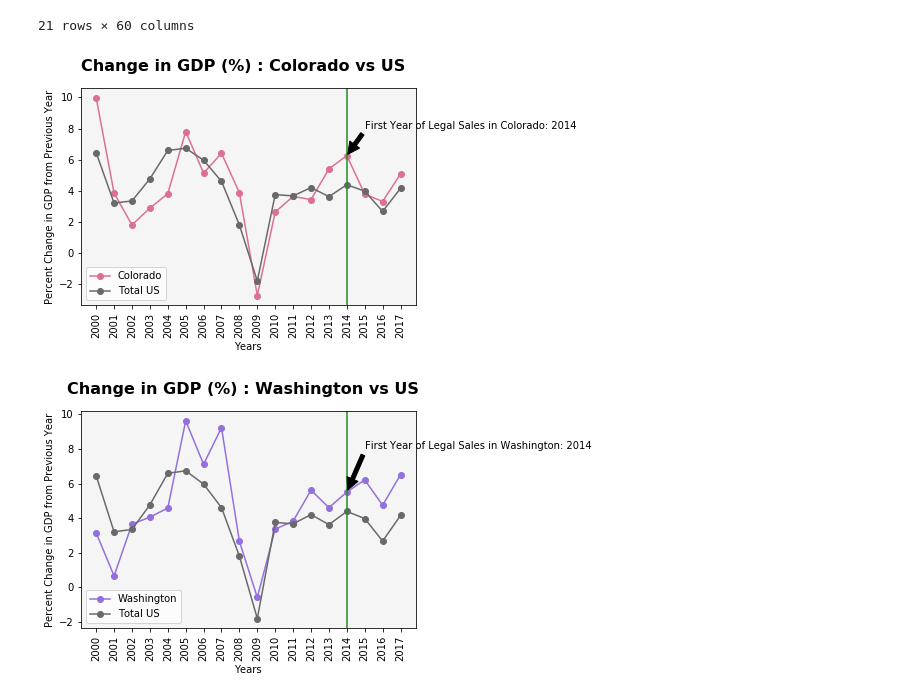
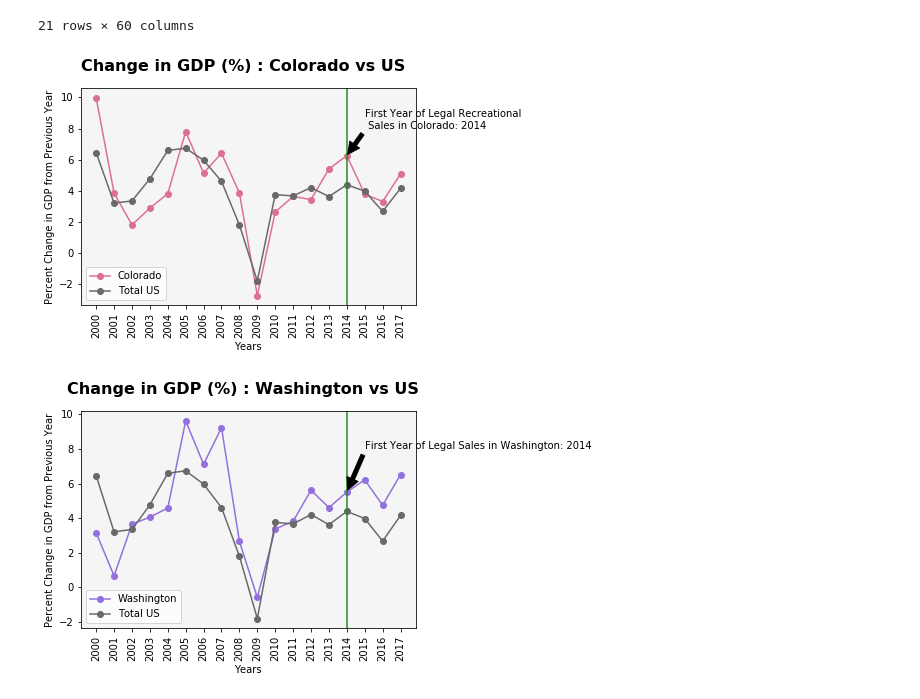
Before and after one commit to chane-d/group-project-one, a Jupyter notebook: GDP_Toni/GDP_test_toni.ipynb, the cells around one changed output. Drawn from its saved outputs; the diff is of its cells as text; code cells hidden in the pictures.

```diff
--- a/GDP_Toni/GDP_test_toni.ipynb
+++ b/GDP_Toni/GDP_test_toni.ipynb
@@ -71,26 +71,26 @@ years = [2000,2001,2002,2003,2004,2005,2006,2007,2008,2009,2010,2011,2012,2013,2
 # %%
 firstyear1=gdppercchange['Colorado']['2014']
 
 fig1,ax1=plt.subplots()
 ax1.plot(years, Colorado,color="palevioletred", label="Colorado",marker='o')
 ax1.plot(years, US, color="dimgrey", label="Total US",marker='o')
 
 plt.legend(loc="best")
 fig1.suptitle("Change in GDP (%) : Colorado vs US", fontsize=16, fontweight="bold")
 
 plt.xlabel("Years")
 plt.ylabel("Percent Change in GDP from Previous Year")
 plt.xticks(years,rotation='vertical')
 plt.axvline(x=2014,color='forestgreen')
 
 ax1.set_facecolor('whitesmoke')
 
-ax1.annotate('First Year of Legal Sales in Colorado: 2014', xy=(2014, firstyear1), xytext=(2015, 8),
+ax1.annotate('First Year of Legal Recreational \n Sales in Colorado: 2014', xy=(2014, firstyear1), xytext=(2015, 8),
             arrowprops=dict(facecolor='black', shrink=0.05))
 
 plt.show()
 # %% [output]
-[figure, old version]
+[figure, new version]
 # %%
 firstyear2=gdppercchange['Washington']['2014']
 
```
